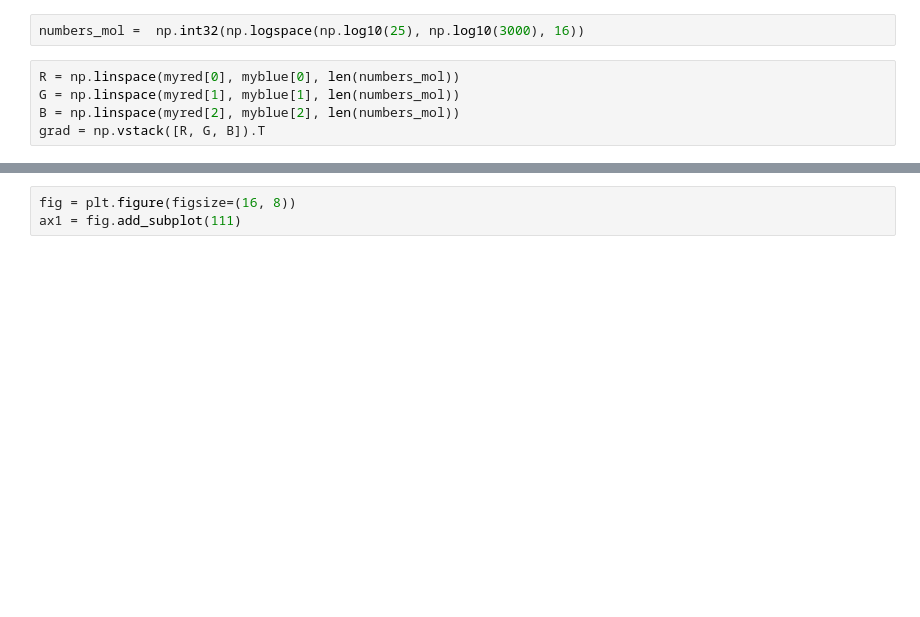
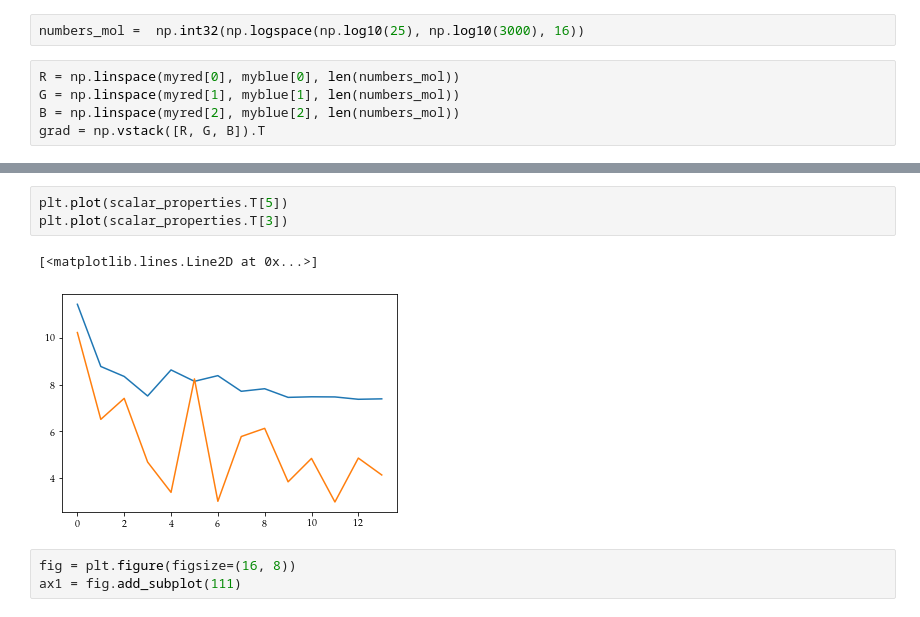
Before and after one commit to simongravelle/nmrformd, a Jupyter notebook: data/varying-box-size/size-effect-evaluation.ipynb, the cells around one changed output, grey strips where cells are left out. Drawn from its saved outputs; the diff is of its cells as text; blank space fills up the shorter version.

```diff
--- a/data/varying-box-size/size-effect-evaluation.ipynb
+++ b/data/varying-box-size/size-effect-evaluation.ipynb
@@ -140,3 +174,9 @@ No artists with labels found to put in legend.  Note that artists whose label st
+# %%
+plt.plot(scalar_properties.T[5])
+plt.plot(scalar_properties.T[3])
+# %% [output]
+[<matplotlib.lines.Line2D at 0x...>]
+[figure, added]
 # %%
 fig = plt.figure(figsize=(16, 8))
 ax1 = fig.add_subplot(111)
```
Also changed, not shown: parts of 12 cells of this notebook, 6 other files.
